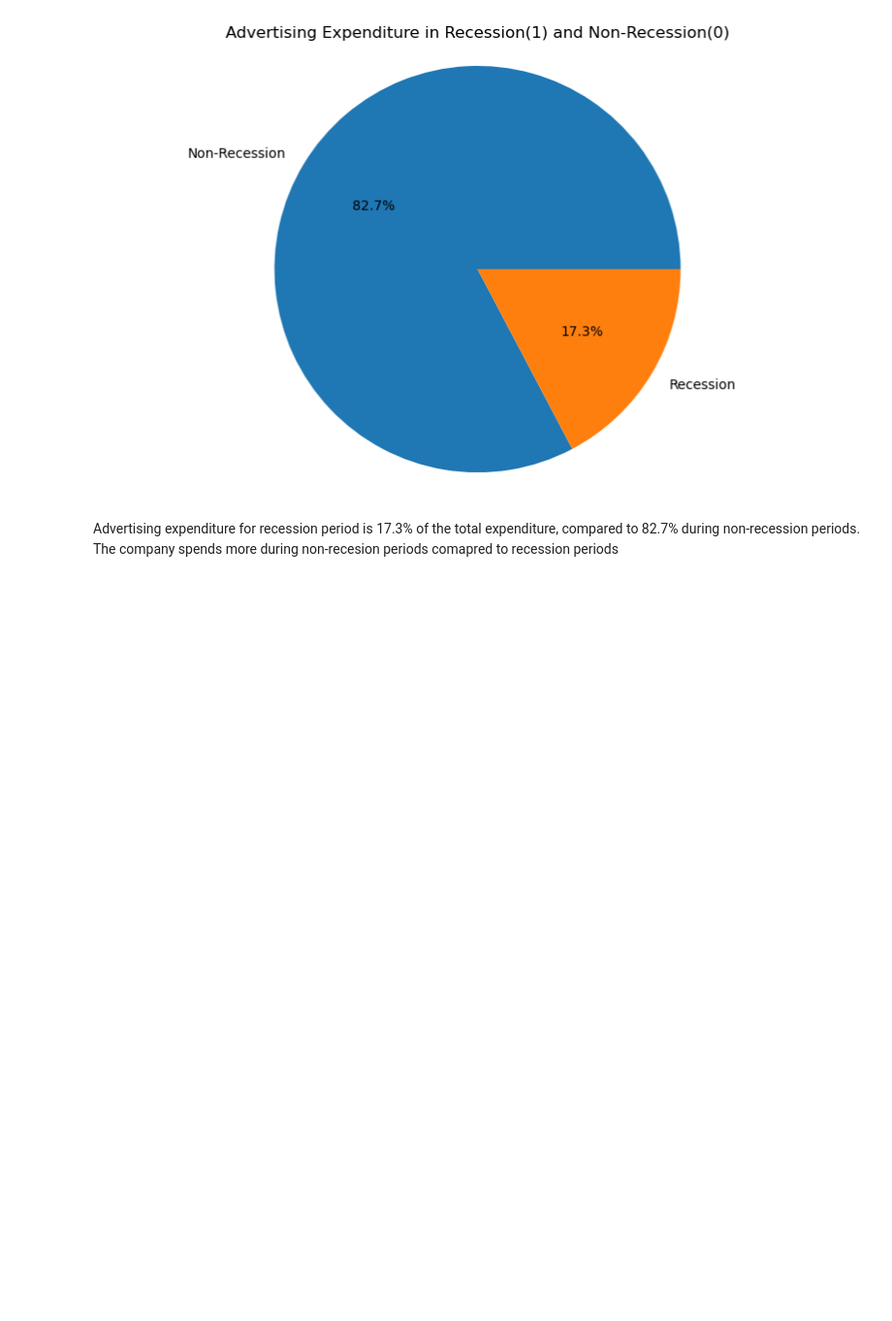
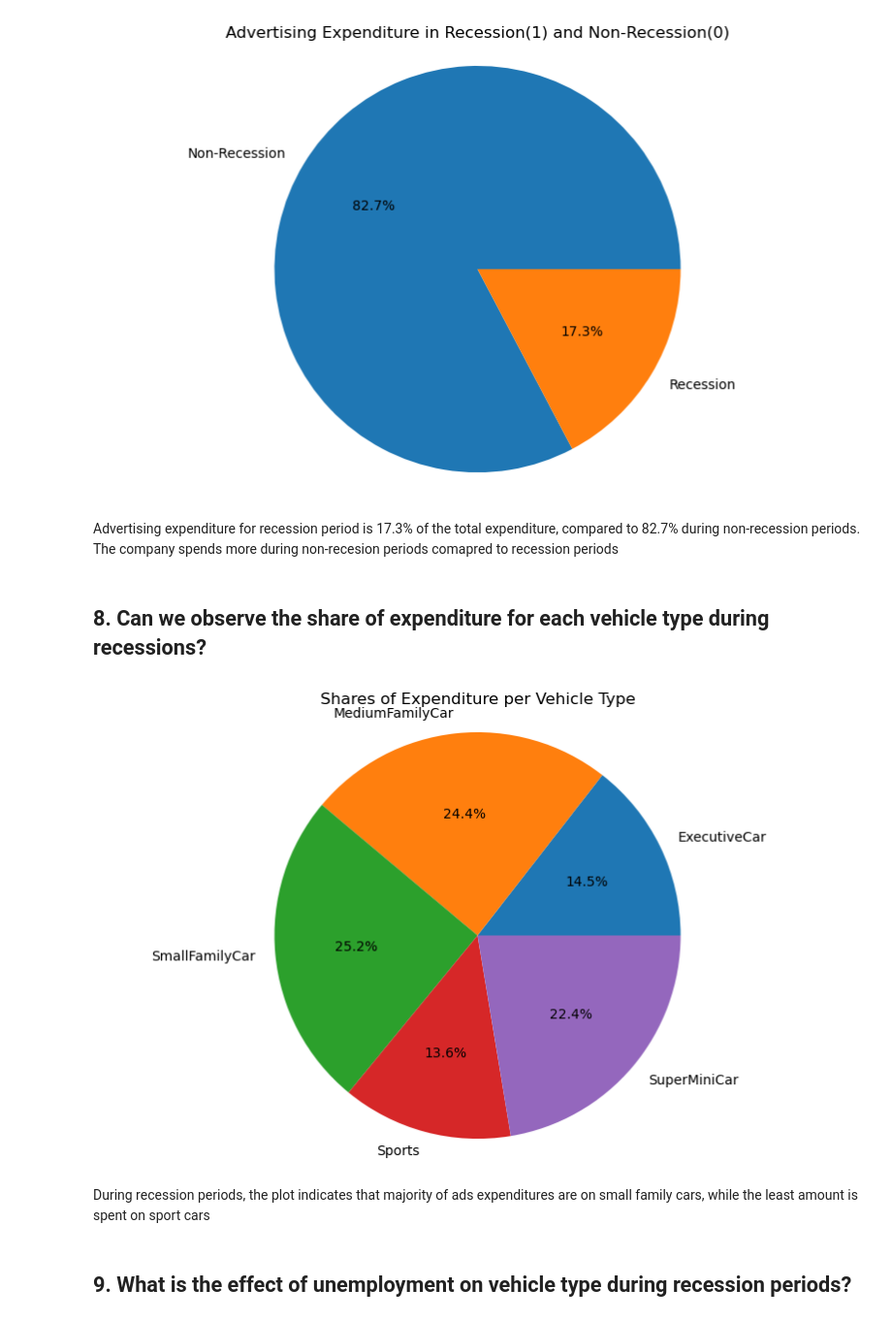
Before and after one commit to restjohnson/automobile_recession, a Jupyter notebook: automobile_jupyter.ipynb, the cells around one changed output. Shown at 97% size. Saved outputs shown, nothing was run; the diff lists cells and outputs as text; code cells hidden in the pictures; blank space fills up the shorter version.

Commit message:
visualized expenditure per vehicl type during recession periods

```diff
--- a/automobile_jupyter.ipynb
+++ b/automobile_jupyter.ipynb
@@ -296,3 +296,19 @@ plt.show()
 [figure]
 # %% [markdown]
 Advertising expenditure for recession period is 17.3% of the total expenditure, compared to 82.7% during non-recession periods. The company spends more during non-recesion periods comapred to recession periods
+# %% [markdown]
+## 8. Can we observe the share of expenditure for each vehicle type during recessions?
+# %%
+ads_veh = rec_data.groupby('Vehicle_Type')['Advertising_Expenditure'].sum().reset_index()
+
+plt.figure(figsize=(10, 6))
+plt.pie(ads_veh['Advertising_Expenditure'], labels=ads_veh['Vehicle_Type'], autopct='%1.1f%%')
+plt.title('Shares of Expenditure per Vehicle Type')
+plt.axis('equal')
+plt.show()
+# %% [output]
+[figure, added]
+# %% [markdown]
+During recession periods, the plot indicates that majority of ads expenditures are on small family cars, while the least amount is spent on sport cars
+# %% [markdown]
+## 9. What is the effect of unemployment on vehicle type during recession periods?
```
